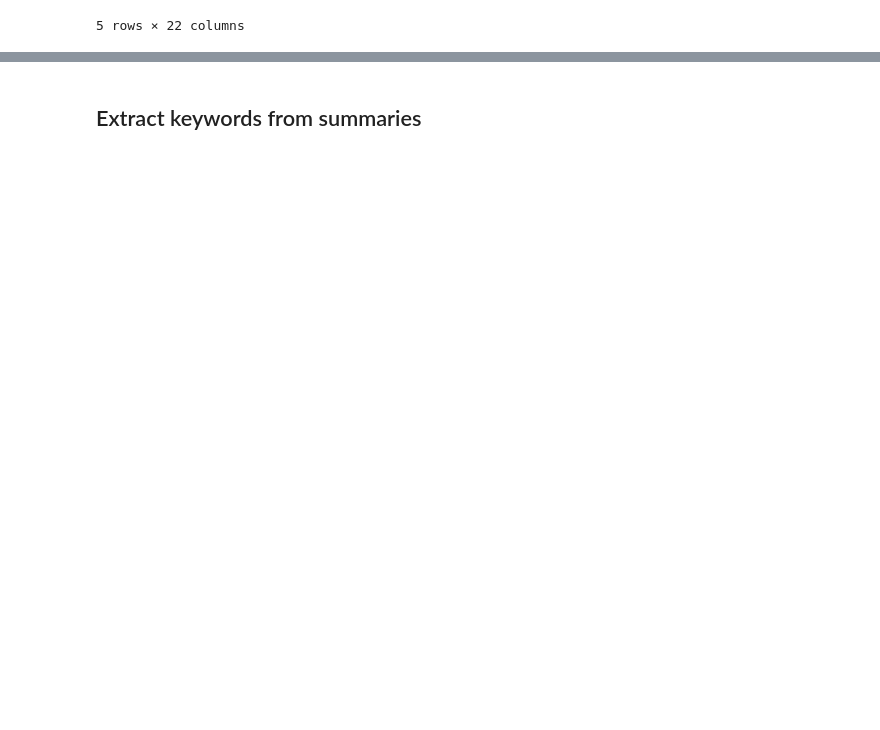
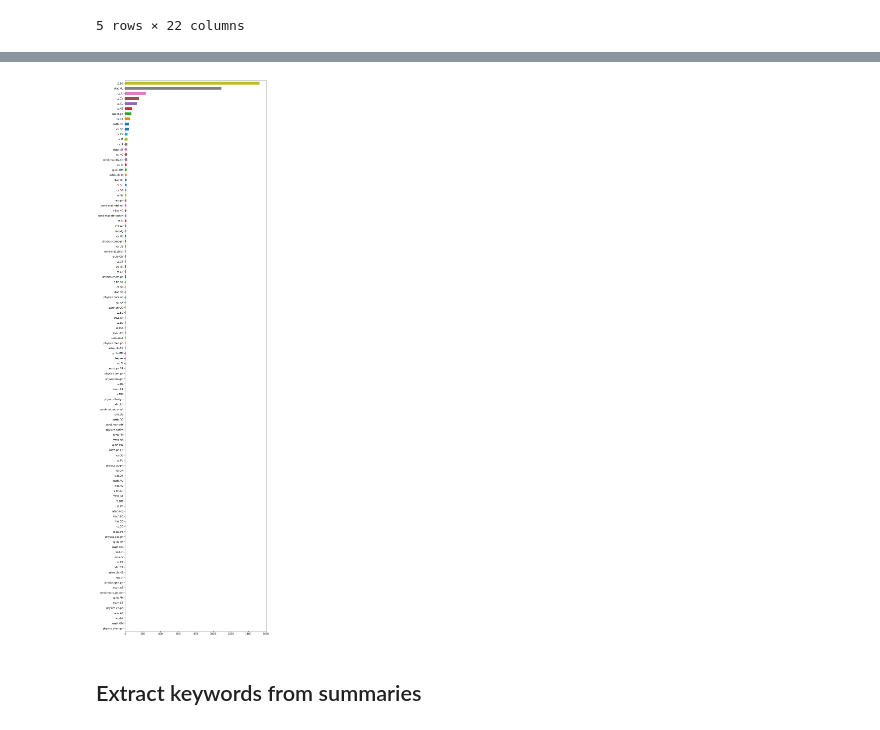
Before and after one commit to lambdaofgod/examples-counterexamples, a Jupyter notebook: notebooks/Arxiv Text Mining.ipynb, the cells around one changed output, grey strips where cells are left out. Drawn from its saved outputs; the diff is of its cells as text; code cells hidden in the pictures; blank space fills up the shorter version.

```diff
--- a/notebooks/Arxiv Text Mining.ipynb
+++ b/notebooks/Arxiv Text Mining.ipynb
@@ -133,3 +156,8 @@ articles_df.head()
+# %%
+categories.value_counts(ascending=True).plot.barh(figsize=(10, 40))
+plt.show()
+# %% [output]
+[figure, added]
 # %% [markdown]
 ## Extract keywords from summaries
 # %%
```
Also changed, not shown: parts of 15 cells of this notebook.
